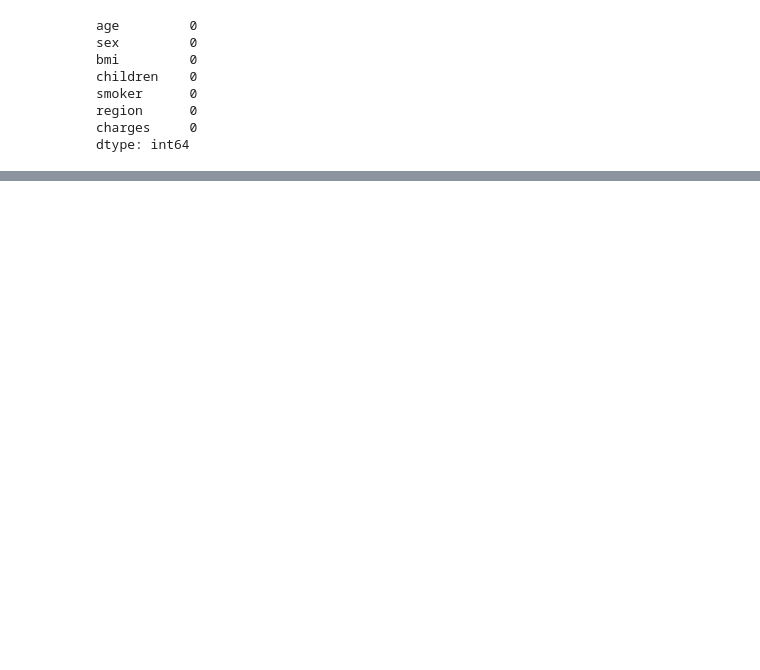
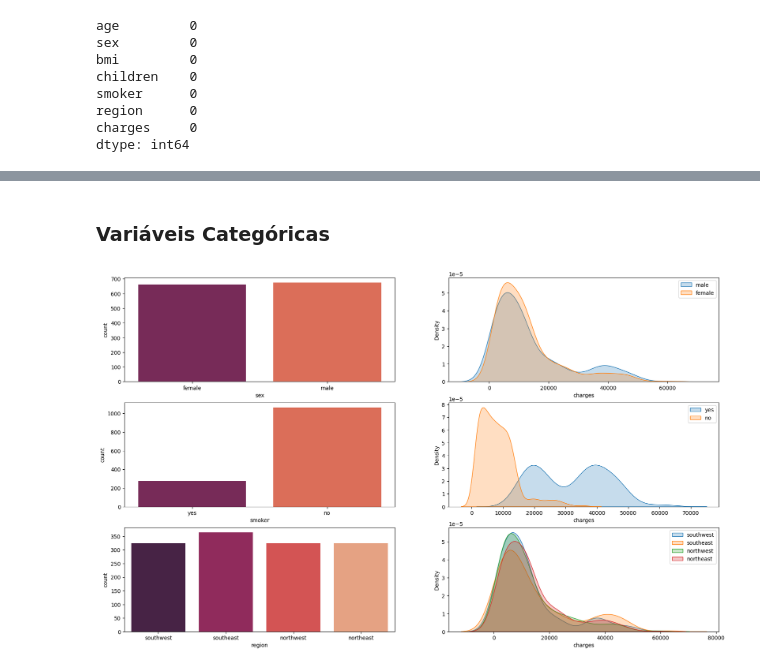
Before and after one commit to joaocalista/insurance_predict, a Jupyter notebook: project.ipynb, the cells around one changed output, grey strips where cells are left out. Saved outputs shown, nothing was run; the diff lists cells and outputs as text; code cells hidden in the pictures; blank space fills up the shorter version.

```diff
--- a/project.ipynb
+++ b/project.ipynb
@@ -7,3 +12,3 @@ import pandas as pd
 # %%
-data = pd.read_csv('dataset/insurance.csv')
+df_raw = pd.read_csv('dataset/insurance.csv')
 # %% [markdown]
@@ -11,2 +16,4 @@ data = pd.read_csv('dataset/insurance.csv')
+# %%
+df1 = df_raw.copy()
 # %%
 # verifica as cinco primeiras linhas
@@ -37,0 +127,2 @@ dtype: int64
+# %%
+df2 = df1.copy()
@@ -37,0 +158,59 @@ dtype: int64
+# %% [markdown]
+### Variáveis Categóricas
+# %%
+plt.figure(figsize=(20,12))
+
+#sex
+plt.subplot(3,2,1)
+sns.countplot(data= df2, x = 'sex', palette='rocket')
+
+plt.subplot(3,2,2)
+sns.kdeplot(data=df2[df2['sex'] == 'male']['charges'],
+            fill=True,
+            label='male')
+
+sns.kdeplot(data=df2[df2['sex'] == 'female']['charges'],
+            fill=True,
+            label='female')
+
+plt.legend()
+
+#smoker
+plt.subplot(3,2,3)
+sns.countplot(data= df2, x = 'smoker', palette='rocket')
+
+plt.subplot(3,2,4)
+sns.kdeplot(data=df2[df2['smoker'] == 'yes']['charges'],
+            fill=True,
+            label='yes')
+
+sns.kdeplot(data=df2[df2['smoker'] == 'no']['charges'],
+            fill=True,
+            label='no')
+
+plt.legend()
+
+#region
+plt.subplot(3,2,5)
+sns.countplot(data= df2, x = 'region', palette='rocket')
+
+plt.subplot(3,2,6)
+sns.kdeplot(data=df2[df2['region'] == 'southwest']['charges'],
+            fill=True,
+            label='southwest')
+
+sns.kdeplot(data=df2[df2['region'] == 'southeast']['charges'],
+            fill=True,
+            label='southeast')
+
+sns.kdeplot(data=df2[df2['region'] == 'northwest']['charges'],
+            fill=True,
+            label='northwest')
+
+sns.kdeplot(data=df2[df2['region'] == 'northeast']['charges'],
+            fill=True,
+            label='northeast')
+
+plt.legend();
+# %% [output]
+[figure, added]
```
Also changed, not shown: parts of 23 cells of this notebook.
